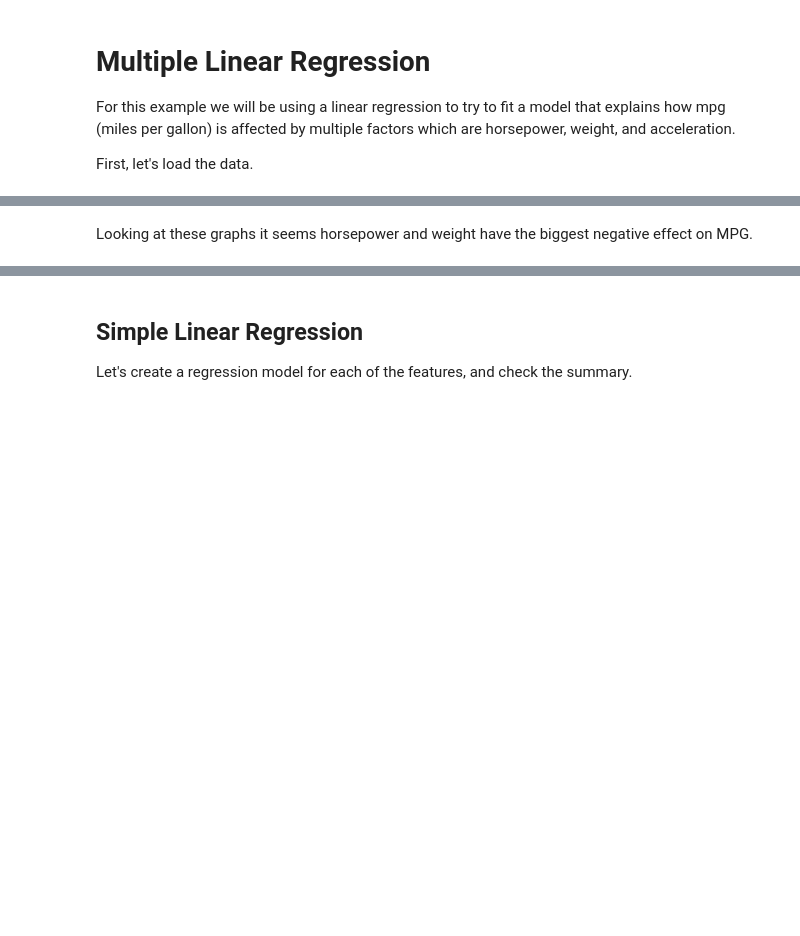
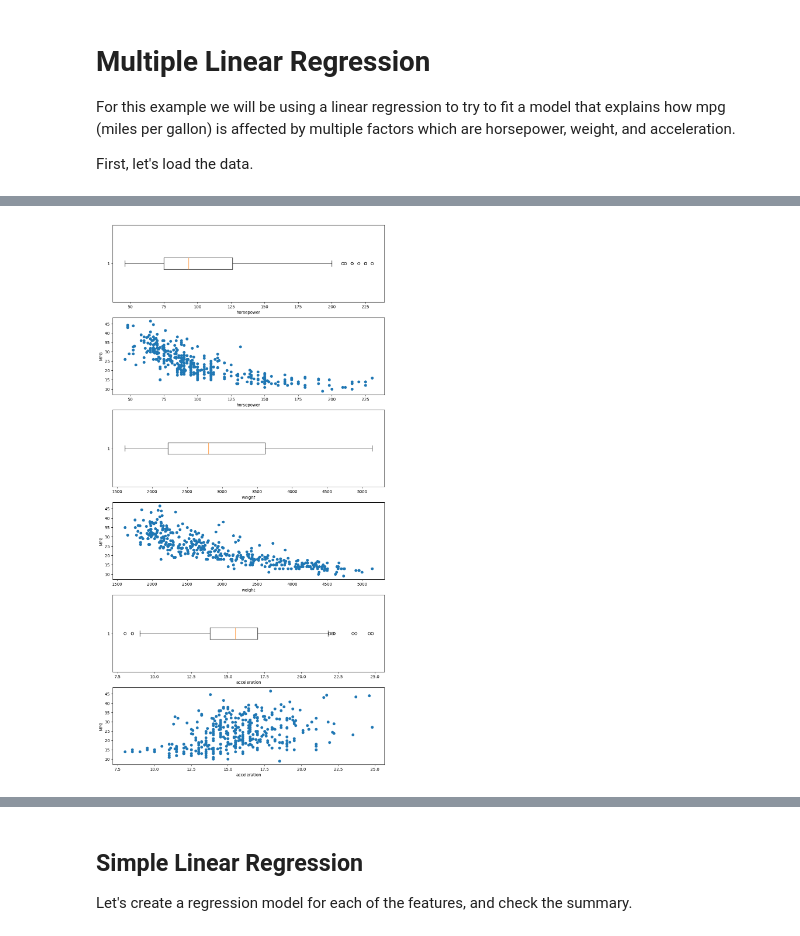
Before and after one commit to vanki2003/ACI, a Jupyter notebook: models/Linear Regression/02 - Multiple Regression - Handout.ipynb, the cells around one changed output, grey strips where cells are left out. Cells and saved outputs as stored; diff of their text form; code cells hidden in the pictures; blank space fills up the shorter version.

```diff
--- a/models/Linear Regression/02 - Multiple Regression - Handout.ipynb
+++ b/models/Linear Regression/02 - Multiple Regression - Handout.ipynb
@@ -14,0 +12,6 @@ First, let's load the data.
+# %%
+df = pd.read_csv(r'C:\Users\ivane\Desktop\ACI-1\data\auto-mpg-simple2.csv')
+
+df.info()
+print('------------------------------------')
+df.head()
@@ -26,2 +45,18 @@ Here is an illustration on how to interpret box plots:
-# %% [markdown]
-Looking at these graphs it seems horsepower and weight have the biggest negative effect on MPG.
+# %%
+fig, ax = plt.subplots(6,1, figsize=(12,24))
+
+features = ['horsepower', 'weight', 'acceleration']
+
+i=0
+
+for feature in features:
+    ax[i].boxplot(df[feature], vert=False)
+    ax[i].set_xlabel(feature)
+    i+=1
+
+    ax[i].scatter(df[feature], df.mpg)
+    ax[i].set_xlabel(feature)
+    ax[i].set_ylabel('MPG')
+    i+=1
+# %% [output]
+[figure, added]
```
Also changed, not shown: parts of 5 cells of this notebook, 1 other file.
